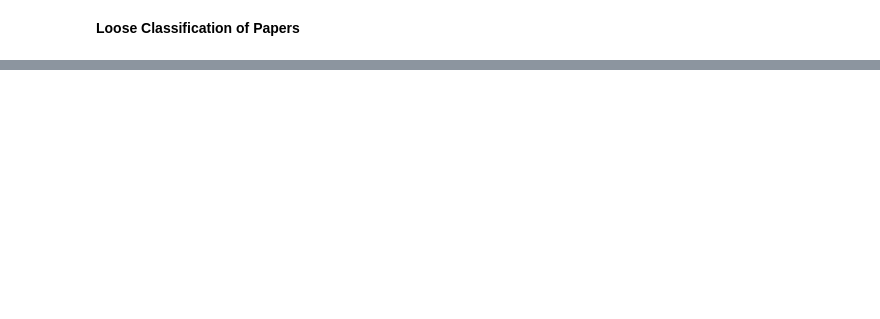
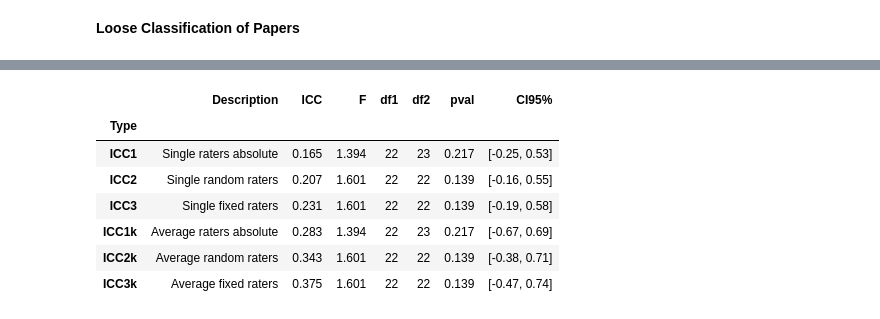
Before and after one commit to yunsu3761/taxoadapt_only_gpt, a Jupyter notebook: multi_dim.ipynb, the cells around one changed output, grey strips where cells are left out. Saved outputs shown, nothing was run; the diff lists cells and outputs as text; code cells hidden in the pictures; blank space fills up the shorter version.

```diff
--- a/multi_dim.ipynb
+++ b/multi_dim.ipynb
@@ -463,0 +546,20 @@ len(unlabeled)
+# %%
+num_rows = 23
+data = pd.DataFrame(data={'Episode': np.concatenate((np.arange(num_rows),np.arange(num_rows)), axis=0),
+                   'Annotator': np.array([0]*num_rows + [1]*num_rows),
+                   'precision': [0.2222,0.6667,0,1,0,1,0,0.25,0,0,0.5,1,0,0.5,0,0.5,1,0.6,0,0.29,0.2,0.5,0,0.5,0.5,0.2,0.5,0.5,0,0.3333,0,0,0,0,1,0.3333,0,0,0,0,0,0,0.2857,0,0,0],
+                   'recall': [0.5,0.333,0,0.25,0,0.2,0,0.111,0,0,0.222222,0.4,0,0.125,0,0.4,0.125,0.375,0,0.22,0.2,0.14,0,0.5,0.1667,0.25,0.25,0.2857,0,0.2,0,0,0,0,0.2857,0.125,0,0,0,0,0,0,0.2,0,0,0],
+                   'f1': [0.3077,0.444,0,0.4,0,0.333,0,0.153,0,0,0.30769,0.75,0,0.2,0,0.44,0.22,0.46,0,0.25,0.2,0.22,0,0.5,0.25,0.2222,0.3333,0.3636,0,0.25,0,0,0,0,0.4444,0.1818,0,0,0,0,0,0,0.2353,0,0,0]})
+# %%
+prec_icc = pg.intraclass_corr(data=data, targets='Episode', raters='Annotator',
+                         ratings='precision').round(3)
+prec_icc.set_index("Type")
+# %% [output]
+|  | Description | ICC | F | df1 | df2 | pval | CI95% |
+| Type |  |  |  |  |  |  |  |
+| ICC1 | Single raters absolute | 0.165 | 1.394 | 22 | 23 | 0.217 | [-0.25, 0.53] |
+| ICC2 | Single random raters | 0.207 | 1.601 | 22 | 22 | 0.139 | [-0.16, 0.55] |
+| ICC3 | Single fixed raters | 0.231 | 1.601 | 22 | 22 | 0.139 | [-0.19, 0.58] |
+| ICC1k | Average raters absolute | 0.283 | 1.394 | 22 | 23 | 0.217 | [-0.67, 0.69] |
+| ICC2k | Average random raters | 0.343 | 1.601 | 22 | 22 | 0.139 | [-0.38, 0.71] |
+| ICC3k | Average fixed raters | 0.375 | 1.601 | 22 | 22 | 0.139 | [-0.47, 0.74] |
```
Also changed, not shown: parts of 54 cells of this notebook, 7 other files.
